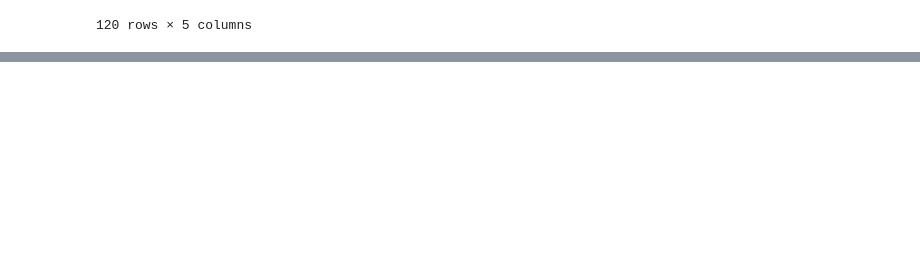
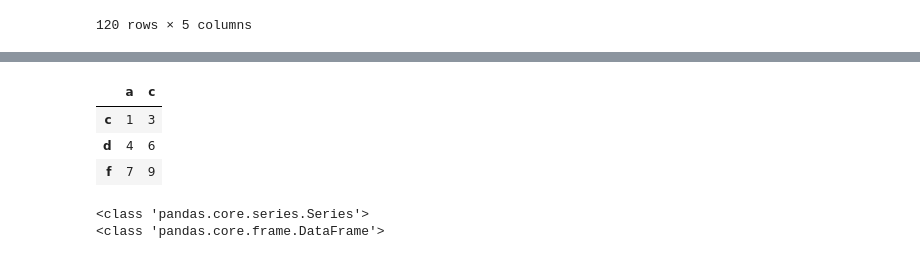
Before and after one commit to feiii528/Tibame_T.Elwing, a Jupyter notebook: 250113_1.ipynb, the cells around one changed output, grey strips where cells are left out. Cells and saved outputs as stored; diff of their text form; code cells hidden in the pictures; blank space fills up the shorter version.

```diff
--- a/250113_1.ipynb
+++ b/250113_1.ipynb
@@ -119,0 +120,19 @@ practice
+# %%
+# 第一個中括號跟第二個中括號的區別
+# 用字典方式查詢， 查詢後帶入一個list
+# 取行: 字典
+practice[["a", "c"]]
+# %% [output]
+|  | a | c |
+| c | 1 | 3 |
+| d | 4 | 6 |
+| f | 7 | 9 |
+# %%
+# pandas主要型態就分兩種
+# 1. DataFrame: 表格型態, 有行有列 (2D)
+# 2. Series: list型態, 單行單列 (1D)
+print(type(practice["a"]))
+print(type(practice[["a", "c"]]))
+# %% [output]
+<class 'pandas.core.series.Series'>
+<class 'pandas.core.frame.DataFrame'>
```
Also changed, not shown: parts of 2 cells of this notebook.
